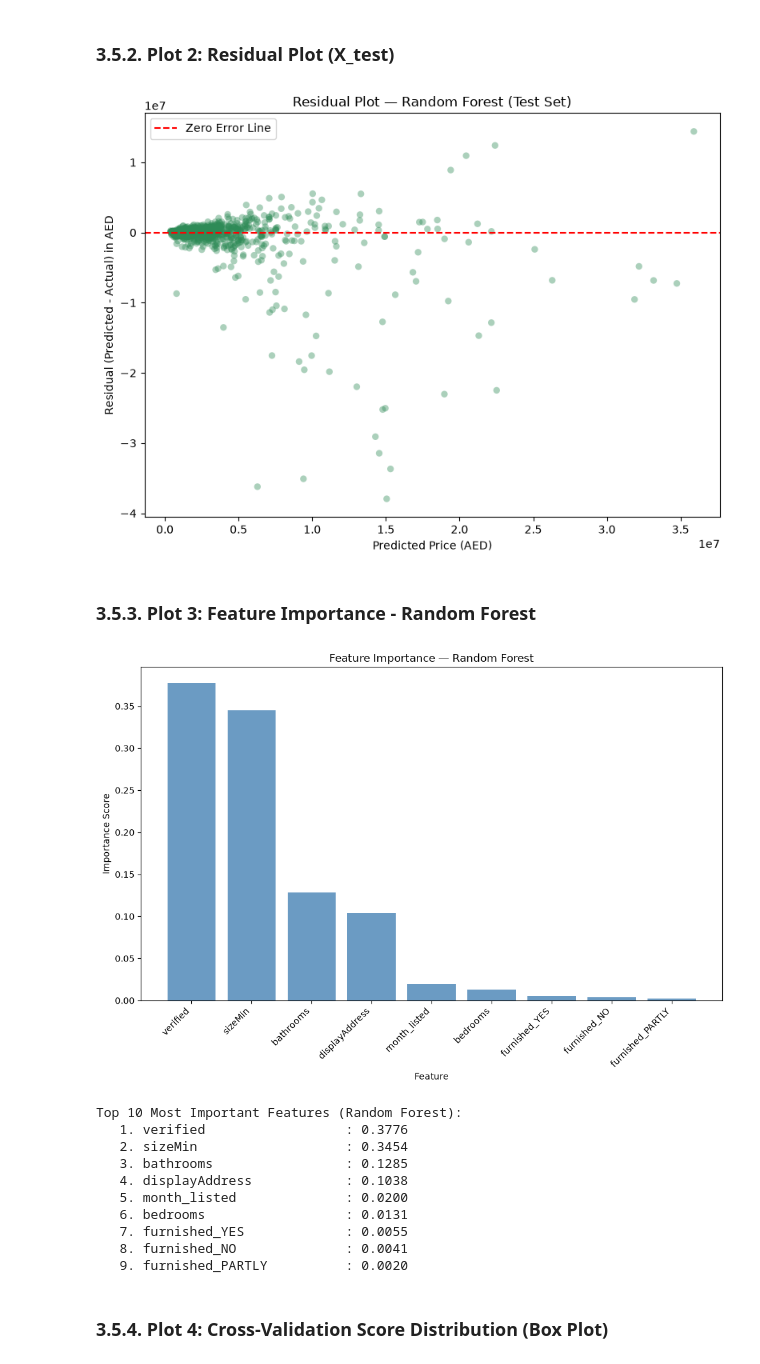
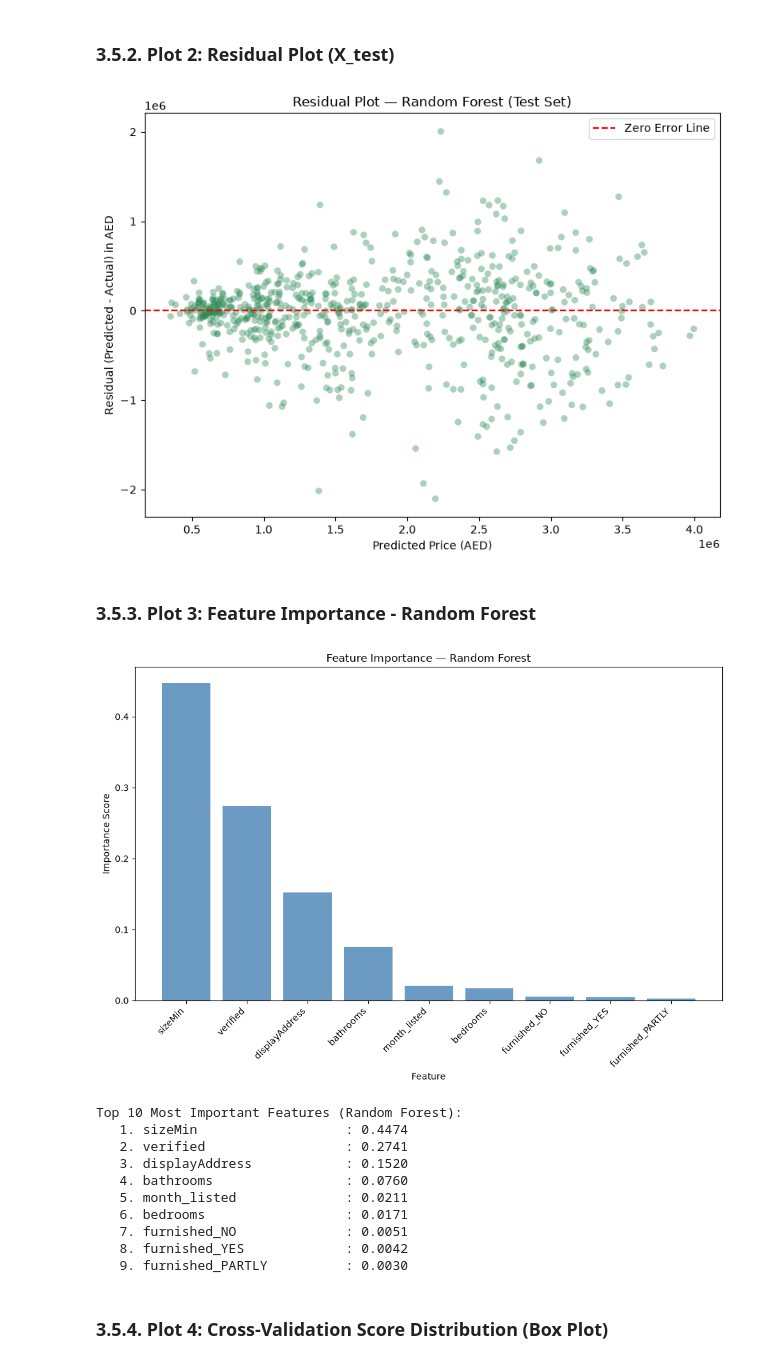
Before and after one commit to Jan-Hrusa/CSCI323_Project, a Jupyter notebook: CSCI323_PROJECT.ipynb, the cells around one changed output. Saved outputs shown, nothing was run; the diff lists cells and outputs as text; code cells hidden in the pictures.

Commit message:
Fix critical error in preprocessing and other minor bugs.

```diff
--- a/CSCI323_PROJECT.ipynb
+++ b/CSCI323_PROJECT.ipynb
@@ -190,7 +183,11 @@ df = df.drop(columns=['addedOn'])
 print("'addedOn' parsed - extracted 'month_listed', original column dropped")
 
 # Fix 'bathrooms' and 'bedrooms': they loaded as object, convert to numeric
+# Both loaded as objects because of values like "7+" and "studio"
+df['bathrooms'] = df['bathrooms'].replace({'7+': 7})
 df['bathrooms'] = pd.to_numeric(df['bathrooms'], errors='coerce')
+
+df['bedrooms'] = df['bedrooms'].replace({'studio': 0, '7+': 7})
 df['bedrooms'] = pd.to_numeric(df['bedrooms'], errors='coerce')
 print("'bathrooms' and 'bedrooms' converted to numeric")
 
@@ -351,23 +348,23 @@ plt.show()
 
 # Outlier handling function
 
-def handle_top_outliers(dataframe, column):
+def handle_top_outliers(dataframe, columns):
     #Handles only the top extreme outliers.
 
-    percentile=99
+    percentile=90
 
-    upper_limit = dataframe[column].quantile(percentile / 100.0)
+    upper_limits = dataframe[columns].quantile(percentile / 100.0)
     before = len(dataframe)
 
-    dataframe = dataframe[dataframe[column] <= upper_limit].copy()
+    for i in range(len(columns)):
+        dataframe = dataframe[dataframe[columns[i]] <= upper_limits[columns[i]]].copy()
+
     removed = before - len(dataframe)
-    print(f"'{column}': removed {removed} top outliers (above {percentile}th percentile = {upper_limit:,.0f})")
-
+    print(f"Total rows removed: {removed} (from {before} to {len(dataframe)})\n")
     return dataframe
 
 # Applying top outlier handling
-df = handle_top_outliers(df, 'price')
-df = handle_top_outliers(df, 'sizeMin')
+df = handle_top_outliers(df, columns=['price', 'sizeMin'])
 
 print(f"\nShape after outlier handling: {df.shape}")
 
@@ -425,37 +420,34 @@ Train shape: (3963, 9) | Test shape: (991, 9)
 ## 2.3. Preprocessing on Train and Test Set Separately (Risk of Data Leakage)
 ### 2.3.1. Full Preprocessing Pipeline
 # %%
-# ==================== 2.3. Full Preprocessing Pipeline ====================
-
-
-# Define column groups
+# Defining column groups
 numeric_features1 = ['bedrooms', 'bathrooms', 'month_listed']
 numeric_features2 = ['sizeMin']
 categorical_features = ['city']                    # will be extracted from displayAddress
 passthrough_features = ['verified', 'furnished_NO', 'furnished_PARTLY', 'furnished_YES']
 
-# Custom function to extract city
+# Custom function to extract the city
 def extract_city(X):
     return X['displayAddress'].str.split(',', n=1).str[1].str.strip().to_frame()
 
 # Preprocessing pipeline
 preprocessor = ColumnTransformer([
     # Numerical features 1: impute -> scale
-    ('num1', Pipeline([
+        ('num1', Pipeline([
         ('imputer', SimpleImputer(strategy='median')),
         ('scaler', StandardScaler())
     ]), numeric_features1),
 
     # Numerical features 2: log -> scale
-    ('num2', Pipeline([
+        ('num2', Pipeline([
         ('log', FunctionTransformer(np.log1p, validate=False)),
         ('scaler', StandardScaler())
     ]), numeric_features2),
 
-    # City -> Target Encoding
+    # Area, City -> Target Encoding
     ('city', Pipeline([
         ('extract', FunctionTransformer(extract_city)),
-        ('encoder', TargetEncoder(target_type='continuous', random_state=42))
+        ('encoder', TargetEncoder(target_type='continuous', random_state=42)),
     ]), ['displayAddress']),
 
     # Already encoded binary/categorical features
@@ -815,7 +803,6 @@ plt.show()
 # %% [markdown]
 ### 3.5.2. Plot 2: Residual Plot (X_test)
 # %%
-# ==================== 3.5.2. Residual Plot (Original AED Scale) ====================
 # residual = predicted price minus actual price
 # dots scattered randomly around 0 = good, any pattern = the model has a bias problem
 # Use consistent original scale for both actual and predicted values
@@ -837,11 +824,10 @@ plt.legend()
 plt.tight_layout()
 plt.show()
 # %% [output]
-[figure, old version]
+[figure, new version]
 # %% [markdown]
 ### 3.5.3. Plot 3: Feature Importance - Random Forest
 # %%
-# ==================== 3.5.3. Feature Importance Plot ====================
 # shows which features the model used most when deciding the predicted price
 # higher bar = that feature had more influence on predictions
 # Get the best model from the final pipeline
@@ -856,45 +842,45 @@ if hasattr(model_step, 'feature_importances_'):
     # For simplicity, we'll use the original column names where possible
     try:
         # This works reasonably well with our current preprocessor
-        feature_names = X_train.columns.tolist()
+        feature_names = X_train.columns
     except:
         feature_names = [f"Feature {i}" for i in range(len(importances))]
 
     # Sort features by importance
     sorted_idx = np.argsort(importances)[::-1]
     sorted_importances = importances[sorted_idx]
     sorted_names = [feature_names[i] for i in sorted_idx]
 
     # Plot
     plt.figure(figsize=(10, 7))
     plt.bar(range(len(sorted_importances)), sorted_importances, color='steelblue', alpha=0.8)
 
     plt.xticks(range(len(sorted_names)), sorted_names, rotation=45, ha='right')
     plt.xlabel('Feature')
     plt.ylabel('Importance Score')
     plt.title(f'Feature Importance — {best_tuned_name}')
     plt.tight_layout()
     plt.show()
 
     # Print top 10 features for clarity
     print(f"\nTop 10 Most Important Features ({best_tuned_name}):")
     for i in range(min(10, len(sorted_names))):
         print(f"  {i+1:2d}. {sorted_names[i]:25} : {sorted_importances[i]:.4f}")
 
 else:
     print(f"Feature importance plot is not available for {best_tuned_name}.")
 # %% [output]
-[figure, old version]
+[figure, new version]
 Top 10 Most Important Features (Random Forest):
-   1. verified                  : 0.3776
-   2. sizeMin                   : 0.3454
-   3. bathrooms                 : 0.1285
-   4. displayAddress            : 0.1038
-   5. month_listed              : 0.0200
-   6. bedrooms                  : 0.0131
-   7. furnished_YES             : 0.0055
-   8. furnished_NO              : 0.0041
-   9. furnished_PARTLY          : 0.0020
+   1. sizeMin                   : 0.4474
+   2. verified                  : 0.2741
+   3. displayAddress            : 0.1520
+   4. bathrooms                 : 0.0760
+   5. month_listed              : 0.0211
+   6. bedrooms                  : 0.0171
+   7. furnished_NO              : 0.0051
+   8. furnished_YES             : 0.0042
+   9. furnished_PARTLY          : 0.0030
 # %% [markdown]
 ### 3.5.4. Plot 4: Cross-Validation Score Distribution (Box Plot)
 # %%
```
Also changed, not shown: parts of 13 cells of this notebook.
